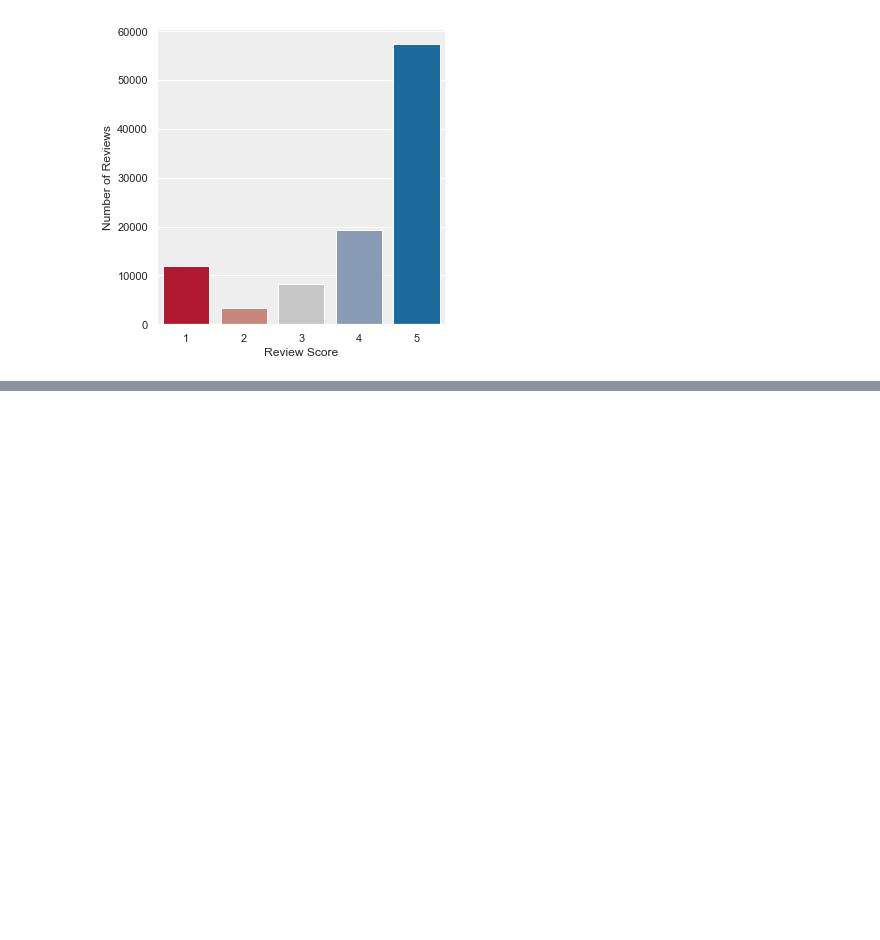
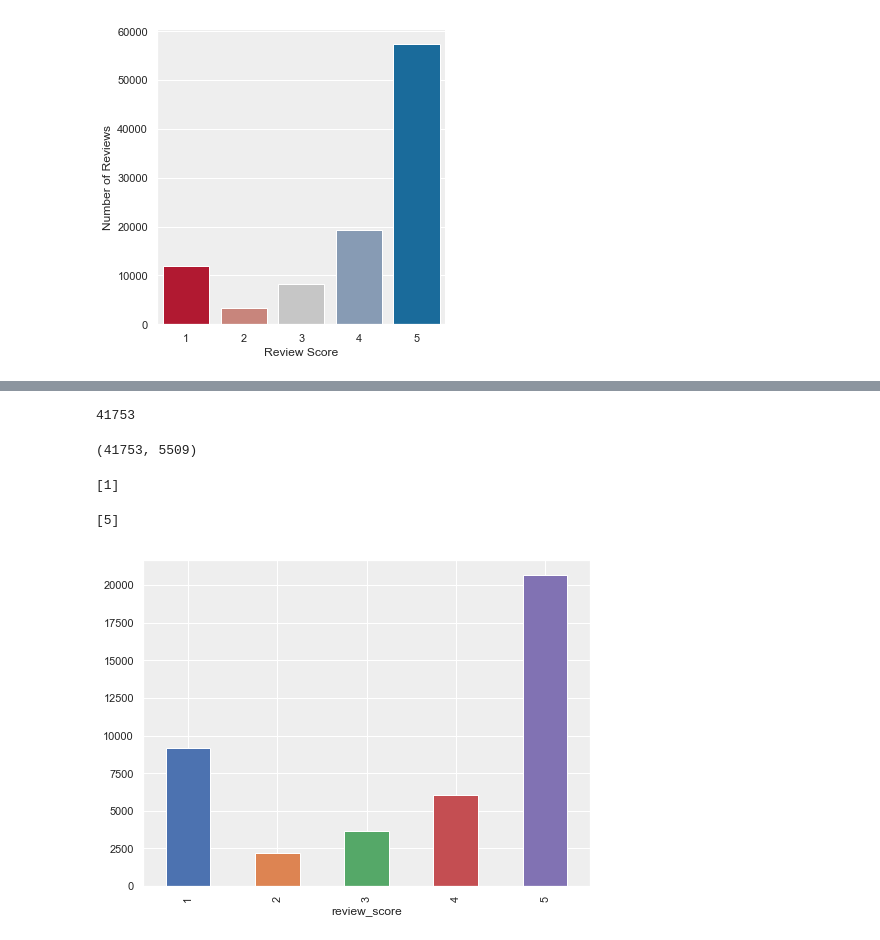
Before and after one commit to joaojaime/dslearning, a Jupyter notebook: Teste.ipynb, the cells around one changed output, grey strips where cells are left out. Cells and saved outputs as stored; diff of their text form; code cells hidden in the pictures; blank space fills up the shorter version.

```diff
--- a/Teste.ipynb
+++ b/Teste.ipynb
@@ -90,0 +122,4 @@ sns.catplot(
+# %%
+reviews = reviews[['review_score','review_comment_message']]
+
+reviews.head()
@@ -90,0 +133,4 @@ sns.catplot(
+# %%
+reviews.dropna(inplace=True)
+
+reviews.head()
@@ -90,0 +144,14 @@ sns.catplot(
+# %%
+len(reviews)
+# %% [output]
+41753
+# %%
+tfidf = TfidfVectorizer(min_df = 3, ngram_range=(1, 1))
+
+features = tfidf.fit_transform(reviews['review_comment_message']).toarray()
+
+labels = reviews['review_score']
+
+features.shape
+# %% [output]
+(41753, 5509)
@@ -90,0 +167,16 @@ sns.catplot(
+# %%
+print(clf.predict(tfidf.transform(["demorado não entregue"])))
+# %% [output]
+[1]
+# %%
+print(clf.predict(tfidf.transform(["entregue"])))
+# %% [output]
+[5]
+# %%
+import matplotlib.pyplot as plt
+
+fig = plt.figure(figsize=(8,6))
+reviews.groupby('review_score')['review_score'].count().plot.bar(ylim=0)
+plt.show()
+# %% [output]
+[figure, added]
```
Also changed, not shown: parts of 18 cells of this notebook.
